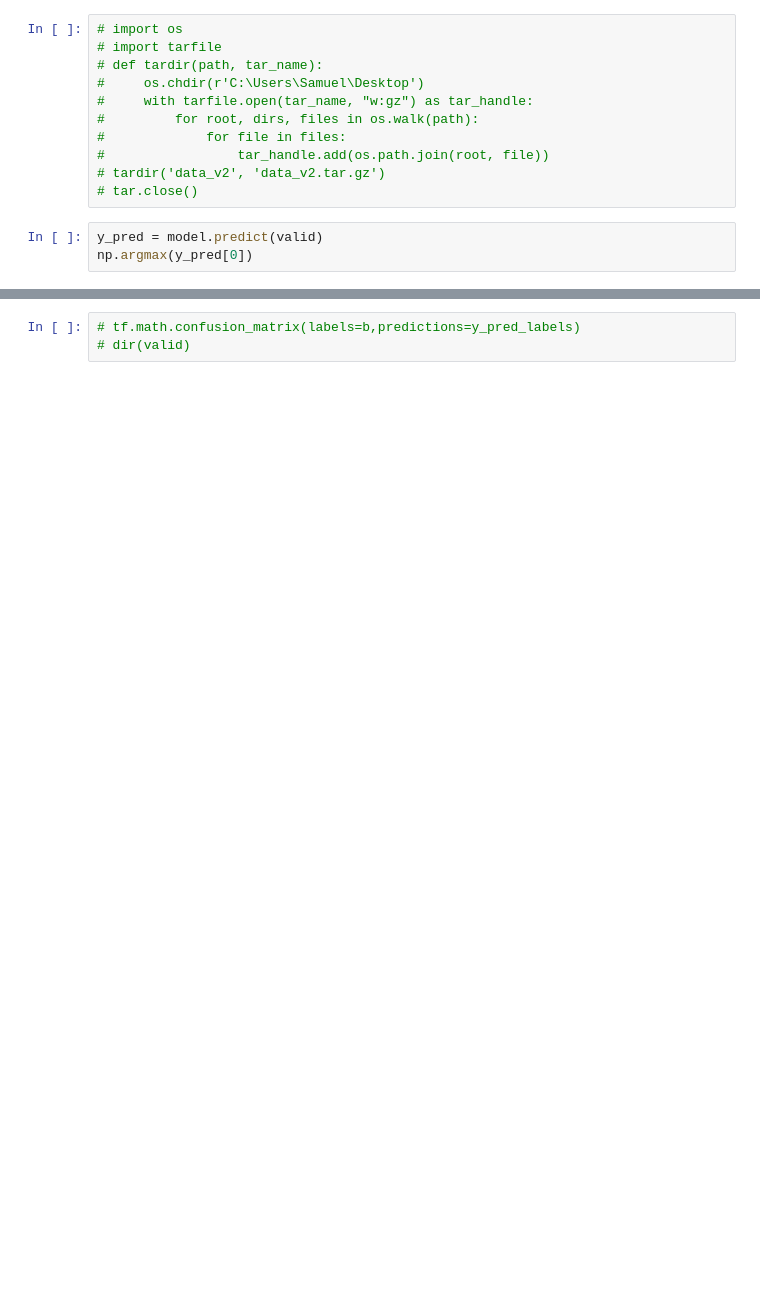
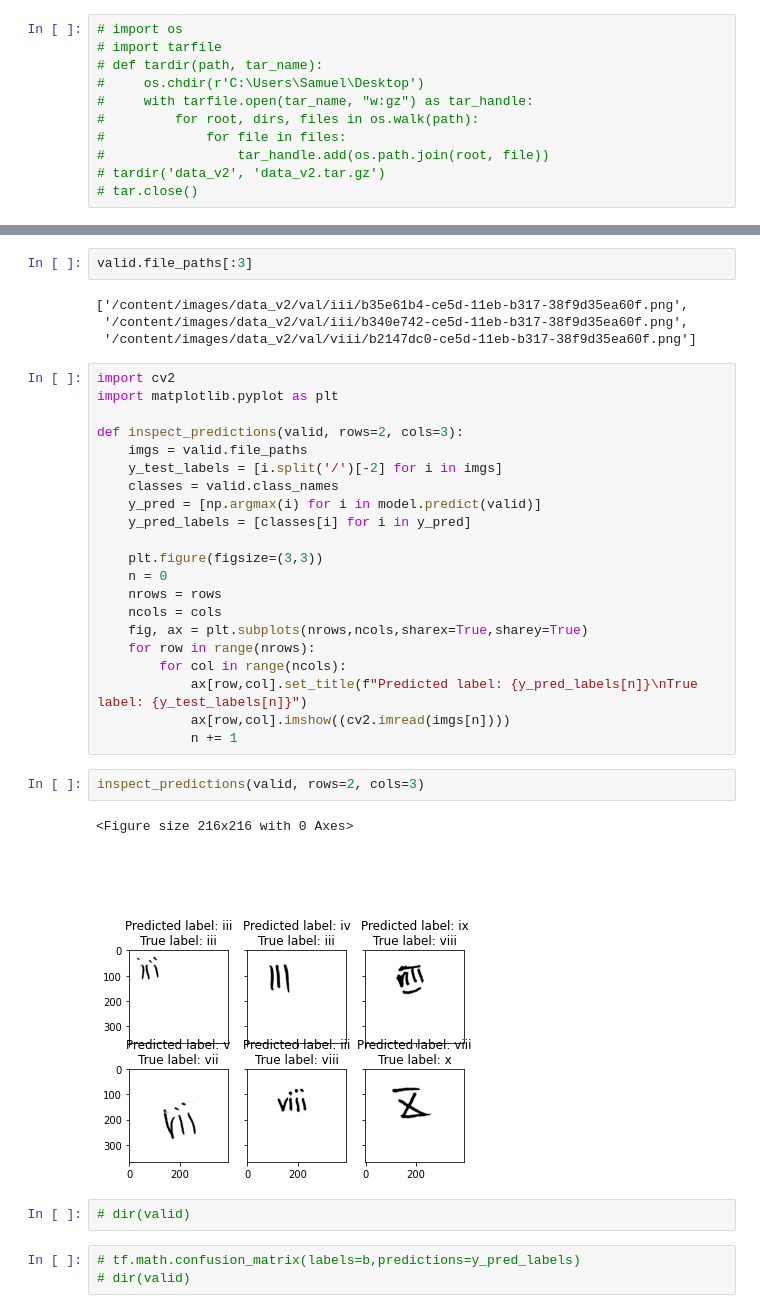
Before and after one commit to KutuDev/AIDataComp, a Jupyter notebook: main.ipynb, the cells around one changed output, grey strips where cells are left out. Saved outputs shown, nothing was run; the diff lists cells and outputs as text; blank space fills up the shorter version.

```diff
--- a/main.ipynb
+++ b/main.ipynb
@@ -200,6 +221,3 @@ if __name__ == "__main__":
 #                 tar_handle.add(os.path.join(root, file))
 # tardir('data_v2', 'data_v2.tar.gz')
 # tar.close()
-# %%
-y_pred = model.predict(valid)
-np.argmax(y_pred[0])
@@ -237,3 +230,37 @@ dir(valid)
+# %%
+valid.file_paths[:3]
+# %% [output]
+['/content/images/data_v2/val/iii/b35e61b4-ce5d-11eb-b317-38f9d35ea60f.png',
+ '/content/images/data_v2/val/iii/b340e742-ce5d-11eb-b317-38f9d35ea60f.png',
+ '/content/images/data_v2/val/viii/b2147dc0-ce5d-11eb-b317-38f9d35ea60f.png']
+# %%
+import cv2
+import matplotlib.pyplot as plt
+
+def inspect_predictions(valid, rows=2, cols=3):
+    imgs = valid.file_paths
+    y_test_labels = [i.split('/')[-2] for i in imgs]
+    classes = valid.class_names
+    y_pred = [np.argmax(i) for i in model.predict(valid)]
+    y_pred_labels = [classes[i] for i in y_pred]
+
+    plt.figure(figsize=(3,3))
+    n = 0
+    nrows = rows
+    ncols = cols
+    fig, ax = plt.subplots(nrows,ncols,sharex=True,sharey=True)
+    for row in range(nrows):
+        for col in range(ncols):
+            ax[row,col].set_title(f"Predicted label: {y_pred_labels[n]}\nTrue label: {y_test_labels[n]}")
+            ax[row,col].imshow((cv2.imread(imgs[n])))
+            n += 1
+# %%
+inspect_predictions(valid, rows=2, cols=3)
+# %% [output]
+<Figure size 216x216 with 0 Axes>
+[figure, added]
+# %%
+# dir(valid)
 # %%
 # tf.math.confusion_matrix(labels=b,predictions=y_pred_labels)
 # dir(valid)
```
Also changed, not shown: parts of 10 cells of this notebook.
